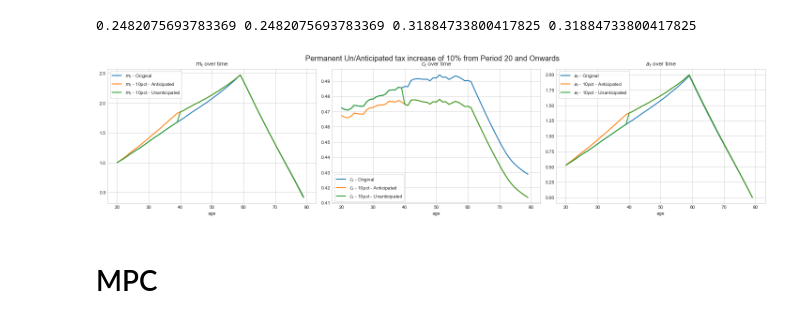
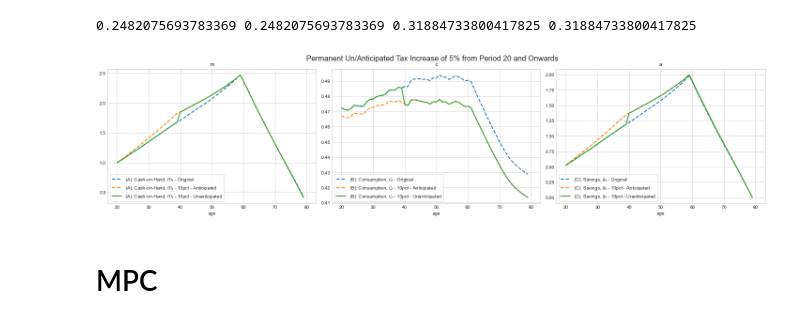
Before and after one commit to HansChristianPOLIT/LostInOptimization, a Jupyter notebook: Jeppe/01. BufferStockModel/01. BufferStockModel.ipynb, the cells around one changed output. Drawn from its saved outputs; the diff is of its cells as text; code cells hidden in the pictures.

Commit message:
Cleaned Figures + added tax in two asset

```diff
--- a/Jeppe/01. BufferStockModel/01. BufferStockModel.ipynb
+++ b/Jeppe/01. BufferStockModel/01. BufferStockModel.ipynb
@@ -145,7 +147,7 @@ simvarlist = [('m','$m_t$'),
 fig, axs = plt.subplots(1, len(simvarlist), figsize=(20, 5))
 
 # add a title over the entire figure
-fig.suptitle("Transitory Anticipated tax increase of 5% in Period 20", fontsize=16)
+fig.suptitle("Transitory Anticipated Tax Increase of 5% in Period 20", fontsize=16)
 
 age = np.arange(par.T)
 
@@ -159,7 +161,7 @@ for i, (simvar, simvarlatex) in enumerate(simvarlist):
     axs[i].legend(frameon=True)
     axs[i].grid(True)
     axs[i].set_xlabel('age')
-    axs[i].set_title(f'{simvarlatex} over time')
+    axs[i].set_title(f'{simvarlatex}')
 
     # Change x-axis labels to show 20 years later
     xticks = axs[i].get_xticks()
@@ -252,7 +254,7 @@ simvarlist = [('m','$m_t$'),
 fig, axs = plt.subplots(1, len(simvarlist), figsize=(20, 5))
 
 # add a title over the entire figure
-fig.suptitle("Permanent Anticipated tax increase of 10% from Period 20 and onwards", fontsize=16)
+fig.suptitle("Permanent Anticipated Tax Increase of 5% from Period 20 and Onwards", fontsize=16)
 
 age = np.arange(par.T)
 
@@ -266,7 +268,7 @@ for i, (simvar,simvarlatex) in enumerate(simvarlist):
     axs[i].legend(frameon=True)
     axs[i].grid(True)
     axs[i].set_xlabel('age')
-    axs[i].set_title(f'{simvarlatex} over time')
+    axs[i].set_title(f'{simvarlatex}')
 
     # Change x-axis labels to show 20 years later
     xticks = axs[i].get_xticks()
@@ -316,46 +318,46 @@ sim = model_egm.sim
 sim_5pct = model_egm_5pct.sim
 sim_unanticipated = model_unanticipated5pct.sim
 
-simvarlist = [('m','$m_t$'),
-              ('c','$c_t$'),
-              ('a','$a_t$')]
+simvarlist = [('m','(A): Cash-on-Hand, $m_t$'),
+              ('c','(B): Consumption, $c_t$'),
+              ('a','(C): Savings, $a_t$')]
 
 # b. figure
 fig, axs = plt.subplots(1, len(simvarlist), figsize=(20, 5))
 
 # add a title over the entire figure
-fig.suptitle("Permanent Un/Anticipated tax increase of 10% from Period 20 and Onwards", fontsize=16)
+fig.suptitle("Permanent Un/Anticipated Tax Increase of 5% from Period 20 and Onwards", fontsize=16)
 
 age = np.arange(par.T)
 
 for i, (simvar,simvarlatex) in enumerate(simvarlist):
 
     simdata = getattr(sim, simvar+'_rand')
     simdata_5pct = getattr(sim_5pct, simvar+'_rand')
     simdata_unanticipated = getattr(sim_unanticipated, simvar+'_rand')  # data from combined model
 
-    axs[i].plot(age, np.mean(simdata, axis=1), lw=2, label=f'{simvarlatex} - Original')
-    axs[i].plot(age, np.mean(simdata_5pct, axis=1), lw=2, label=f'{simvarlatex} - 10pct - Anticipated')
+    axs[i].plot(age, np.mean(simdata, axis=1), lw=2, linestyle = '--',label=f'{simvarlatex} - Original')
+    axs[i].plot(age, np.mean(simdata_5pct, axis=1), lw=2, linestyle = '--', label=f'{simvarlatex} - 10pct - Anticipated')
     axs[i].plot(age, np.mean(simdata_unanticipated, axis=1), lw=2, label=f'{simvarlatex} - 10pct - Unanticipated')  # plot combined data
 
     axs[i].legend(frameon=True)
     axs[i].grid(True)
     axs[i].set_xlabel('age')
-    axs[i].set_title(f'{simvarlatex} over time')
+    axs[i].set_title(f'{simvar}')
 
     # Change x-axis labels to show 20 years later
     xticks = axs[i].get_xticks()
     axs[i].set_xticks(xticks)  # Set tick positions, this line is actually redundant here because it's the same as before
     new_xticks = xticks + 20
     axs[i].set_xticklabels([int(val) if val.is_integer() else val for val in new_xticks])
     axs[i].set_xlim(-3, 63)
 
 plt.tight_layout()
 # Adjust the layout so that title does not overlap with the top plot
 plt.subplots_adjust(top=0.9)
 plt.show()
 # %% [output]
-[figure, old version]
+[figure, new version]
 # %% [markdown]
 # MPC
 # %% [markdown]
```
Also changed, not shown: parts of 27 cells of this notebook, 5 other files.
